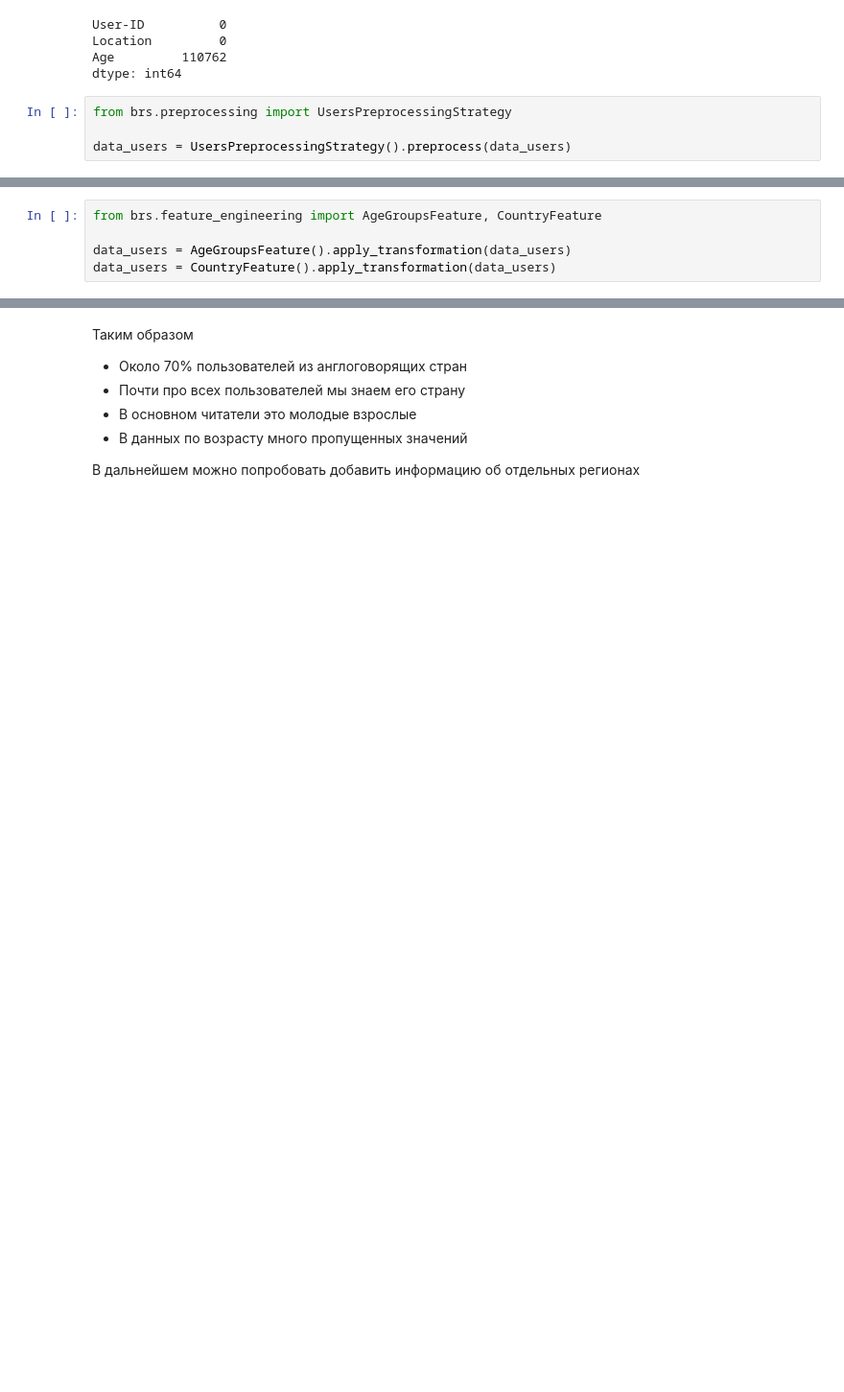
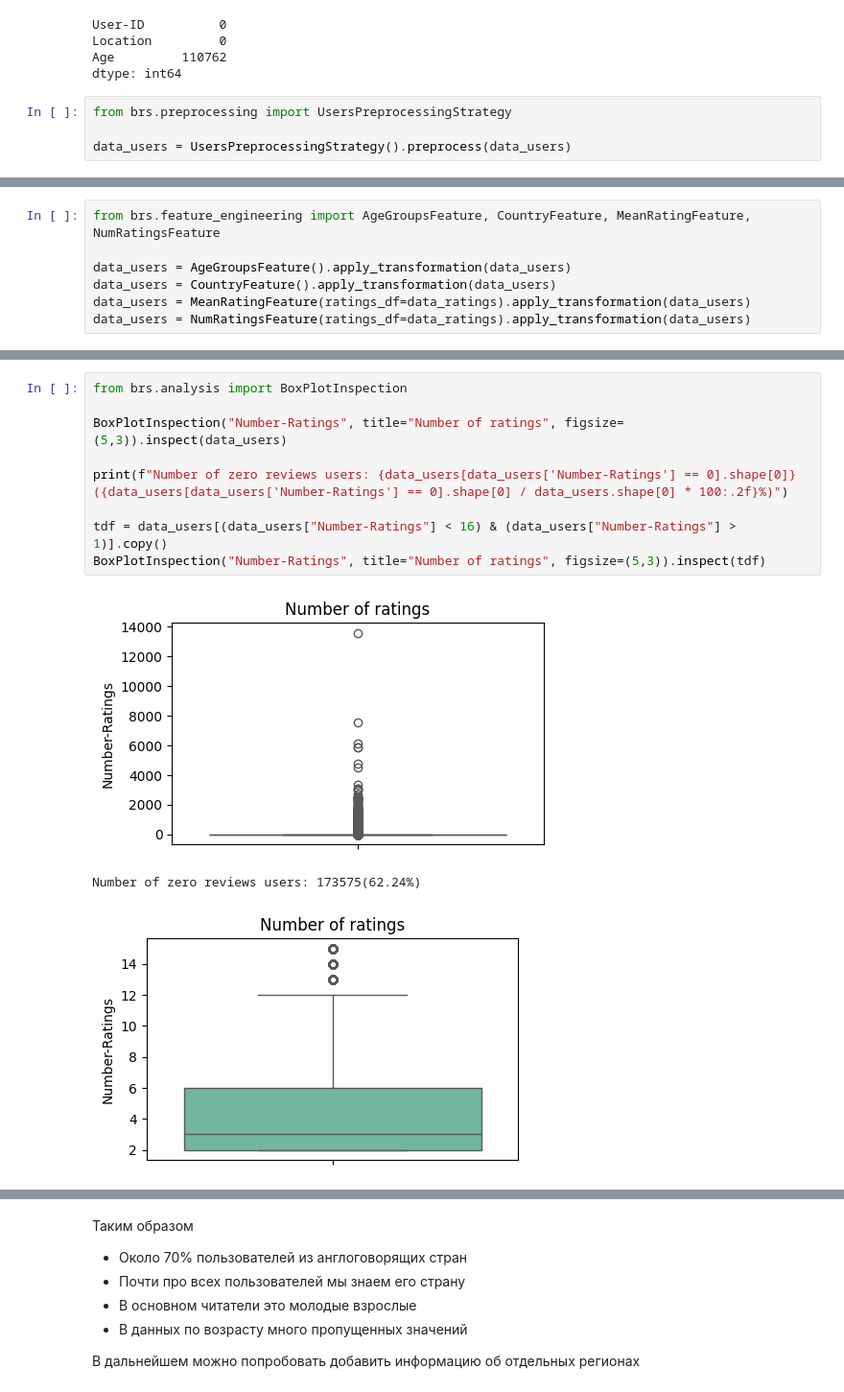
Before and after one commit to FortrainMas/BRS, a Jupyter notebook: notebooks/eda.ipynb, the cells around one changed output, grey strips where cells are left out. Shown at 96% size. Drawn from its saved outputs; the diff is of its cells as text; blank space fills up the shorter version.

```diff
--- a/notebooks/eda.ipynb
+++ b/notebooks/eda.ipynb
@@ -84,5 +100,7 @@ data_users = UsersPreprocessingStrategy().preprocess(data_users)
 # %%
-from brs.feature_engineering import AgeGroupsFeature, CountryFeature
+from brs.feature_engineering import AgeGroupsFeature, CountryFeature, MeanRatingFeature, NumRatingsFeature
 
 data_users = AgeGroupsFeature().apply_transformation(data_users)
 data_users = CountryFeature().apply_transformation(data_users)
+data_users = MeanRatingFeature(ratings_df=data_ratings).apply_transformation(data_users)
+data_users = NumRatingsFeature(ratings_df=data_ratings).apply_transformation(data_users)
@@ -88,0 +116,13 @@ data_users = CountryFeature().apply_transformation(data_users)
+# %%
+from brs.analysis import BoxPlotInspection
+
+BoxPlotInspection("Number-Ratings", title="Number of ratings", figsize=(5,3)).inspect(data_users)
+
+print(f"Number of zero reviews users: {data_users[data_users['Number-Ratings'] == 0].shape[0]}({data_users[data_users['Number-Ratings'] == 0].shape[0] / data_users.shape[0] * 100:.2f}%)")
+
+tdf = data_users[(data_users["Number-Ratings"] < 16) & (data_users["Number-Ratings"] > 1)].copy()
+BoxPlotInspection("Number-Ratings", title="Number of ratings", figsize=(5,3)).inspect(tdf)
+# %% [output]
+[figure, added]
+Number of zero reviews users: 173575(62.24%)
+[figure, added]
```
Also changed, not shown: parts of 31 cells of this notebook, 4 other files.
